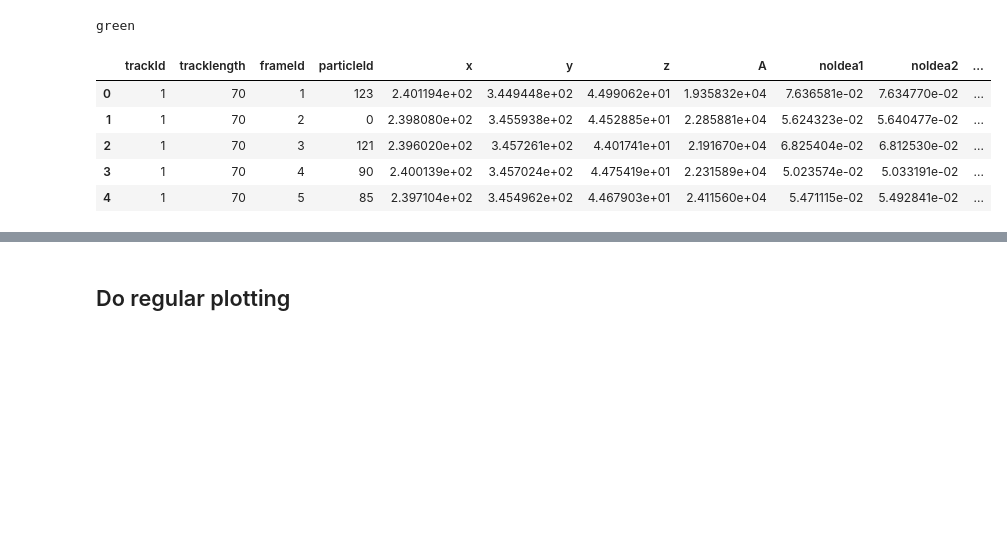
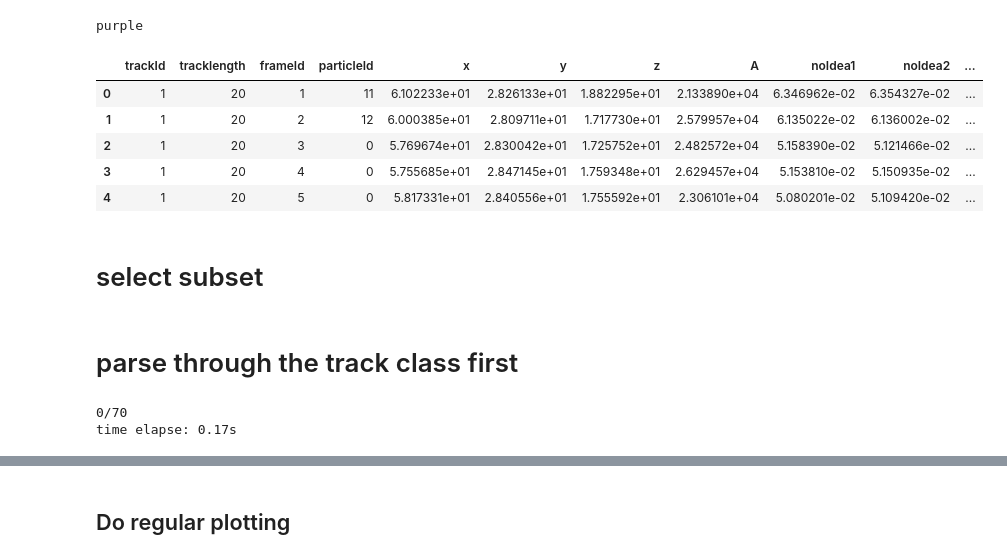
Before and after one commit to pylattice/pyLattice, a Jupyter notebook: src/python/detectedTracks_csv2bild.ipynb, the cells around one changed output, grey strips where cells are left out. Saved outputs shown, nothing was run; the diff lists cells and outputs as text; code cells hidden in the pictures; blank space fills up the shorter version.

Commit message:
trackProcessed2BILD functionality added, track class online

```diff
--- a/src/python/detectedTracks_csv2bild.ipynb
+++ b/src/python/detectedTracks_csv2bild.ipynb
@@ -32,23 +40,30 @@ def getInputParameter(inputParametersPandas,key):
-# %%
-resultsFolder = getInputParameter(inputParameters,"resultsFolder")
-trackingCsvFilename = getInputParameter(inputParameters,"trackingCsvFilename")
-trackColor = getInputParameter(inputParameters,"trackColor")
-trackingBildFilename = getInputParameter(inputParameters,"trackingBildFilename")
-print(trackColor)
-
-#hack
-resultsFolder = "/Users/johannesschoeneberg/Desktop/PostDoc/drubin_lab/organoids_lattice_data/matlab_lsm_tools_aguet/data_560/output/"
-trackColor = "red"
-# %% [output]
-green
+# %%
+inputDataFolder = getInputParameter(inputParameters,"inputDataFolder")
+outputDataFolder = getInputParameter(inputParameters,"outputDataFolder")
+ch0_outputDataFolder  = getInputParameter(inputParameters,"ch0_outputDataFolder")
+ch0_trackingCsvFilename = getInputParameter(inputParameters,"ch0_trackingCsvFilename")
+ch1_outputDataFolder  = getInputParameter(inputParameters,"ch1_outputDataFolder")
+ch1_trackingCsvFilename = getInputParameter(inputParameters,"ch1_trackingCsvFilename")
+
+ch0_uniqueFilenameString = getInputParameter(inputParameters,"ch0_uniqueFilenameString")
+ch1_uniqueFilenameString = getInputParameter(inputParameters,"ch1_uniqueFilenameString")
+ch1_trackColor = getInputParameter(inputParameters,"ch1_trackColor")
+ch1_trackingBildFilename = getInputParameter(inputParameters,"ch1_trackingBildFilename")
+#framerate_msec = float(getInputParameter(inputParameters,"framerate_msec"))
+movieLength = int(getInputParameter(inputParameters,"movieLength"))
+print(ch1_trackColor)
+# %% [output]
+purple
 # %%
-data = pd.read_csv(resultsFolder+'/'+trackingCsvFilename,header=0)
+data = pd.read_csv(outputDataFolder+'/'+ch1_trackingCsvFilename,header=0)
 data.columns = ["trackId", "tracklength", "frameId", "particleId", "x", "y", "z", "A", "noIdea1", "noIdea2", "noIdea3", "noIdea4"]
 data[0:5]
 # %% [output]
 |  | trackId | tracklength | frameId | particleId | x | y | z | A | noIdea1 | noIdea2 | ... |
-| 0 | 1 | 70 | 1 | 123 | 2.401194e+02 | 3.449448e+02 | 4.499062e+01 | 1.935832e+04 | 7.636581e-02 | 7.634770e-02 | ... |
-| 1 | 1 | 70 | 2 | 0 | 2.398080e+02 | 3.455938e+02 | 4.452885e+01 | 2.285881e+04 | 5.624323e-02 | 5.640477e-02 | ... |
-| 2 | 1 | 70 | 3 | 121 | 2.396020e+02 | 3.457261e+02 | 4.401741e+01 | 2.191670e+04 | 6.825404e-02 | 6.812530e-02 | ... |
-| 3 | 1 | 70 | 4 | 90 | 2.400139e+02 | 3.457024e+02 | 4.475419e+01 | 2.231589e+04 | 5.023574e-02 | 5.033191e-02 | ... |
-| 4 | 1 | 70 | 5 | 85 | 2.397104e+02 | 3.454962e+02 | 4.467903e+01 | 2.411560e+04 | 5.471115e-02 | 5.492841e-02 | ... |
+| 0 | 1 | 20 | 1 | 11 | 6.102233e+01 | 2.826133e+01 | 1.882295e+01 | 2.133890e+04 | 6.346962e-02 | 6.354327e-02 | ... |
+| 1 | 1 | 20 | 2 | 12 | 6.000385e+01 | 2.809711e+01 | 1.717730e+01 | 2.579957e+04 | 6.135022e-02 | 6.136002e-02 | ... |
+| 2 | 1 | 20 | 3 | 0 | 5.769674e+01 | 2.830042e+01 | 1.725752e+01 | 2.482572e+04 | 5.158390e-02 | 5.121466e-02 | ... |
+| 3 | 1 | 20 | 4 | 0 | 5.755685e+01 | 2.847145e+01 | 1.759348e+01 | 2.629457e+04 | 5.153810e-02 | 5.150935e-02 | ... |
+| 4 | 1 | 20 | 5 | 0 | 5.817331e+01 | 2.840556e+01 | 1.755592e+01 | 2.306101e+04 | 5.080201e-02 | 5.109420e-02 | ... |
+# %% [markdown]
+# select subset
@@ -54,0 +73,2 @@ data[0:5]
+# %% [markdown]
+# parse through the track class first
@@ -54,0 +165,31 @@ data[0:5]
+# %%
+import timeit
+
+
+trackIdListInvestigated = trackIdsLong
+
+start_time = timeit.default_timer()
+
+tracks = []
+cm0 = []
+len0 = []
+Amean0 = []
+maxDist0 = []
+
+
+
+for i in range(0,len(trackIdListInvestigated)):
+    if(i %1000 == 0):
+        print(str(i)+"/"+str(len(trackIdListInvestigated)))
+    a = TrackRaw(data[data['trackId'] == trackIdListInvestigated[i]])
+    tracks.append(a)
+    cm0.append(a.cm)
+    len0.append(a.len)
+    Amean0.append(a.Amean)
+    maxDist0.append(a.maxDist)
+
+elapsed = timeit.default_timer() - start_time
+print('time elapse: '+str(np.round(elapsed,decimals=2))+'s')
+# %% [output]
+0/70
+time elapse: 0.17s
```
Also changed, not shown: parts of 19 cells of this notebook, 6 other files.
